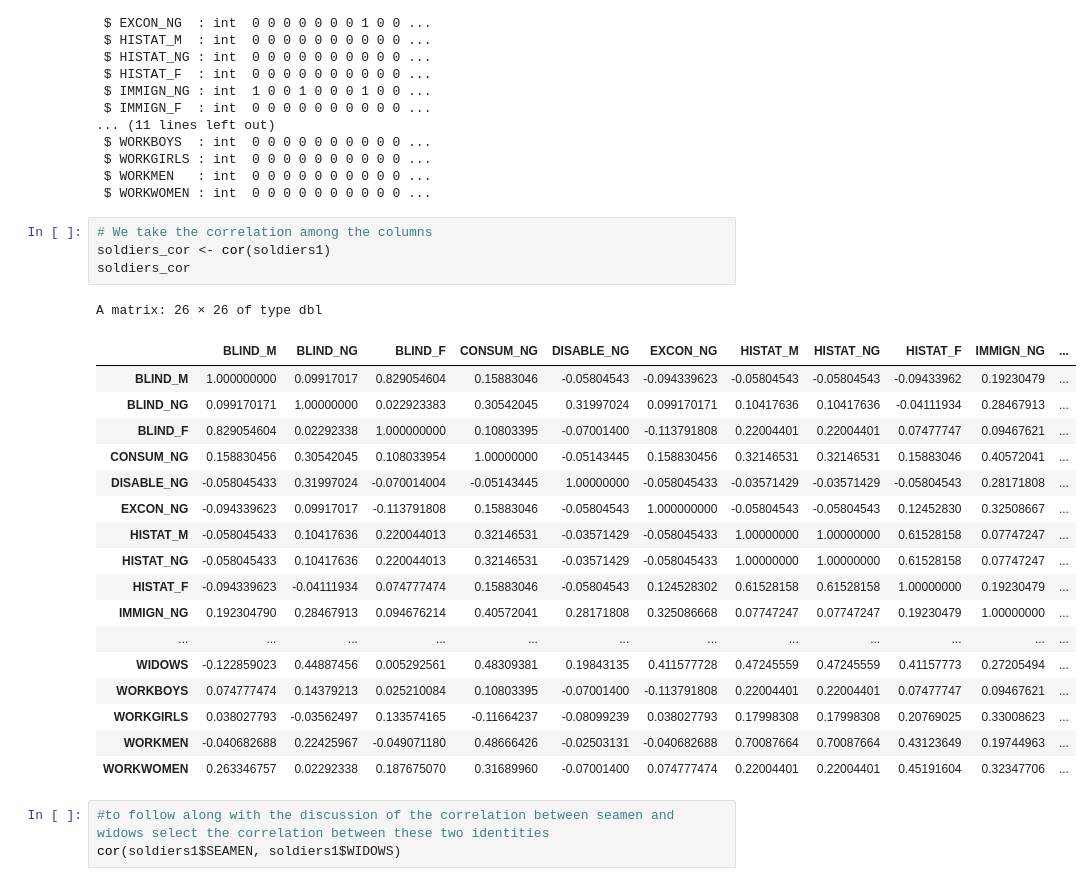
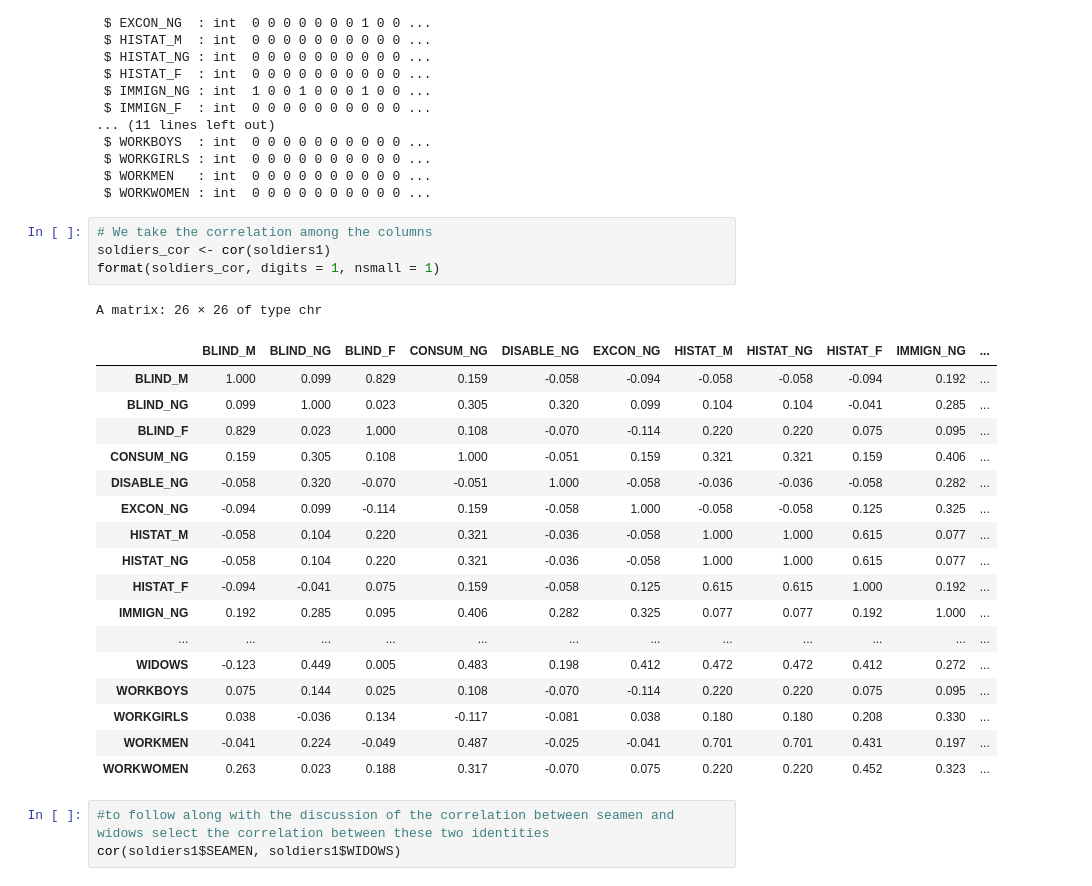
Before and after one commit to Jitzeoomen/uva-measuring-meaning, a Jupyter notebook: mohr.ipynb, the cells around one changed output. Cells and saved outputs as stored; diff of their text form.

Commit message:
Include links Notebook Viewer and update formatting

```diff
--- a/mohr.ipynb
+++ b/mohr.ipynb
@@ -61,26 +61,26 @@ str(soldiers1)
 # %%
 # We take the correlation among the columns
 soldiers_cor <- cor(soldiers1)
-soldiers_cor
+format(soldiers_cor, digits = 1, nsmall = 1)
 # %% [output]
-A matrix: 26 × 26 of type dbl
+A matrix: 26 × 26 of type chr
 |  | BLIND_M | BLIND_NG | BLIND_F | CONSUM_NG | DISABLE_NG | EXCON_NG | HISTAT_M | HISTAT_NG | HISTAT_F | IMMIGN_NG | ... |
-| BLIND_M | 1.000000000 | 0.09917017 | 0.829054604 | 0.15883046 | -0.05804543 | -0.094339623 | -0.05804543 | -0.05804543 | -0.09433962 | 0.19230479 | ... |
-| BLIND_NG | 0.099170171 | 1.00000000 | 0.022923383 | 0.30542045 | 0.31997024 | 0.099170171 | 0.10417636 | 0.10417636 | -0.04111934 | 0.28467913 | ... |
-| BLIND_F | 0.829054604 | 0.02292338 | 1.000000000 | 0.10803395 | -0.07001400 | -0.113791808 | 0.22004401 | 0.22004401 | 0.07477747 | 0.09467621 | ... |
-| CONSUM_NG | 0.158830456 | 0.30542045 | 0.108033954 | 1.00000000 | -0.05143445 | 0.158830456 | 0.32146531 | 0.32146531 | 0.15883046 | 0.40572041 | ... |
-| DISABLE_NG | -0.058045433 | 0.31997024 | -0.070014004 | -0.05143445 | 1.00000000 | -0.058045433 | -0.03571429 | -0.03571429 | -0.05804543 | 0.28171808 | ... |
-| EXCON_NG | -0.094339623 | 0.09917017 | -0.113791808 | 0.15883046 | -0.05804543 | 1.000000000 | -0.05804543 | -0.05804543 | 0.12452830 | 0.32508667 | ... |
-| HISTAT_M | -0.058045433 | 0.10417636 | 0.220044013 | 0.32146531 | -0.03571429 | -0.058045433 | 1.00000000 | 1.00000000 | 0.61528158 | 0.07747247 | ... |
-| HISTAT_NG | -0.058045433 | 0.10417636 | 0.220044013 | 0.32146531 | -0.03571429 | -0.058045433 | 1.00000000 | 1.00000000 | 0.61528158 | 0.07747247 | ... |
-| HISTAT_F | -0.094339623 | -0.04111934 | 0.074777474 | 0.15883046 | -0.05804543 | 0.124528302 | 0.61528158 | 0.61528158 | 1.00000000 | 0.19230479 | ... |
-| IMMIGN_NG | 0.192304790 | 0.28467913 | 0.094676214 | 0.40572041 | 0.28171808 | 0.325086668 | 0.07747247 | 0.07747247 | 0.19230479 | 1.00000000 | ... |
+| BLIND_M | 1.000 | 0.099 | 0.829 | 0.159 | -0.058 | -0.094 | -0.058 | -0.058 | -0.094 | 0.192 | ... |
+| BLIND_NG | 0.099 | 1.000 | 0.023 | 0.305 | 0.320 | 0.099 | 0.104 | 0.104 | -0.041 | 0.285 | ... |
+| BLIND_F | 0.829 | 0.023 | 1.000 | 0.108 | -0.070 | -0.114 | 0.220 | 0.220 | 0.075 | 0.095 | ... |
+| CONSUM_NG | 0.159 | 0.305 | 0.108 | 1.000 | -0.051 | 0.159 | 0.321 | 0.321 | 0.159 | 0.406 | ... |
+| DISABLE_NG | -0.058 | 0.320 | -0.070 | -0.051 | 1.000 | -0.058 | -0.036 | -0.036 | -0.058 | 0.282 | ... |
+| EXCON_NG | -0.094 | 0.099 | -0.114 | 0.159 | -0.058 | 1.000 | -0.058 | -0.058 | 0.125 | 0.325 | ... |
+| HISTAT_M | -0.058 | 0.104 | 0.220 | 0.321 | -0.036 | -0.058 | 1.000 | 1.000 | 0.615 | 0.077 | ... |
+| HISTAT_NG | -0.058 | 0.104 | 0.220 | 0.321 | -0.036 | -0.058 | 1.000 | 1.000 | 0.615 | 0.077 | ... |
+| HISTAT_F | -0.094 | -0.041 | 0.075 | 0.159 | -0.058 | 0.125 | 0.615 | 0.615 | 1.000 | 0.192 | ... |
+| IMMIGN_NG | 0.192 | 0.285 | 0.095 | 0.406 | 0.282 | 0.325 | 0.077 | 0.077 | 0.192 | 1.000 | ... |
 | ... | ... | ... | ... | ... | ... | ... | ... | ... | ... | ... | ... |
-| WIDOWS | -0.122859023 | 0.44887456 | 0.005292561 | 0.48309381 | 0.19843135 | 0.411577728 | 0.47245559 | 0.47245559 | 0.41157773 | 0.27205494 | ... |
-| WORKBOYS | 0.074777474 | 0.14379213 | 0.025210084 | 0.10803395 | -0.07001400 | -0.113791808 | 0.22004401 | 0.22004401 | 0.07477747 | 0.09467621 | ... |
-| WORKGIRLS | 0.038027793 | -0.03562497 | 0.133574165 | -0.11664237 | -0.08099239 | 0.038027793 | 0.17998308 | 0.17998308 | 0.20769025 | 0.33008623 | ... |
-| WORKMEN | -0.040682688 | 0.22425967 | -0.049071180 | 0.48666426 | -0.02503131 | -0.040682688 | 0.70087664 | 0.70087664 | 0.43123649 | 0.19744963 | ... |
-| WORKWOMEN | 0.263346757 | 0.02292338 | 0.187675070 | 0.31689960 | -0.07001400 | 0.074777474 | 0.22004401 | 0.22004401 | 0.45191604 | 0.32347706 | ... |
+| WIDOWS | -0.123 | 0.449 | 0.005 | 0.483 | 0.198 | 0.412 | 0.472 | 0.472 | 0.412 | 0.272 | ... |
+| WORKBOYS | 0.075 | 0.144 | 0.025 | 0.108 | -0.070 | -0.114 | 0.220 | 0.220 | 0.075 | 0.095 | ... |
+| WORKGIRLS | 0.038 | -0.036 | 0.134 | -0.117 | -0.081 | 0.038 | 0.180 | 0.180 | 0.208 | 0.330 | ... |
+| WORKMEN | -0.041 | 0.224 | -0.049 | 0.487 | -0.025 | -0.041 | 0.701 | 0.701 | 0.431 | 0.197 | ... |
+| WORKWOMEN | 0.263 | 0.023 | 0.188 | 0.317 | -0.070 | 0.075 | 0.220 | 0.220 | 0.452 | 0.323 | ... |
 # %%
 #to follow along with the discussion of the correlation between seamen and widows select the correlation between these two identities
 cor(soldiers1$SEAMEN, soldiers1$WIDOWS)
```
Also changed, not shown: 2 other files.
